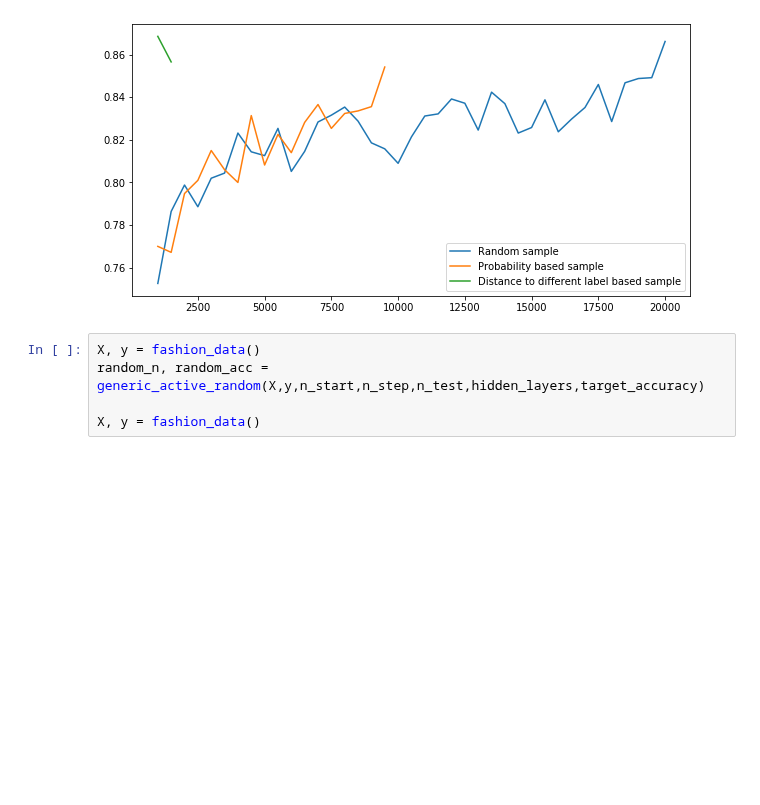
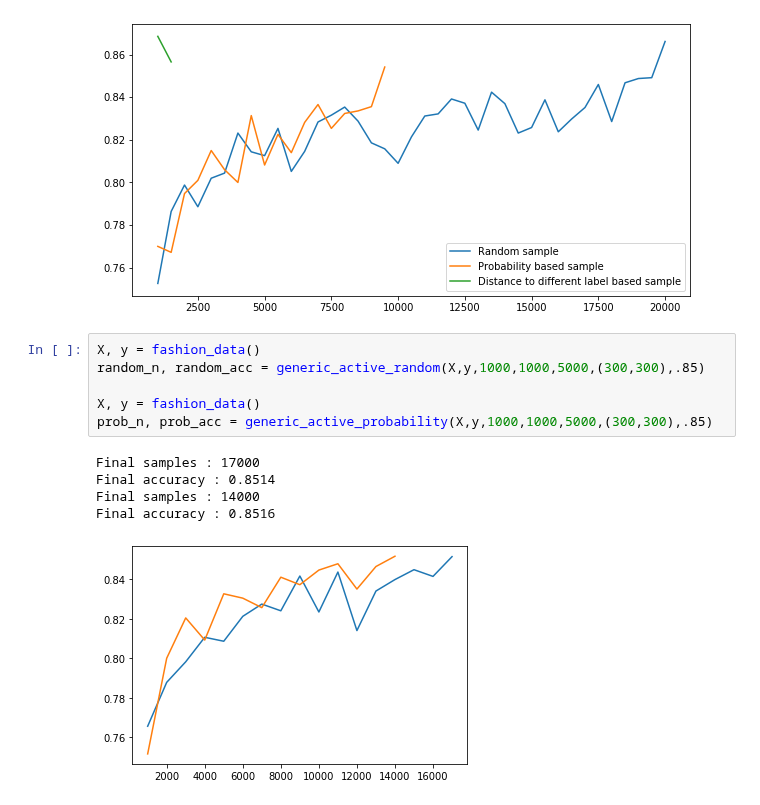
Before and after one commit to max-miller/ds_ground_up, a Jupyter notebook: active_learning/active_learning.ipynb, the cells around one changed output. Saved outputs shown, nothing was run; the diff lists cells and outputs as text; blank space fills up the shorter version.

Commit message:
Finished fashion mnist in active learning

```diff
--- a/active_learning/active_learning.ipynb
+++ b/active_learning/active_learning.ipynb
@@ -675,8 +675,15 @@ Final accuracy : 0.8566
 [figure]
 # %%
 X, y = fashion_data()
-random_n, random_acc = generic_active_random(X,y,n_start,n_step,n_test,hidden_layers,target_accuracy)
+random_n, random_acc = generic_active_random(X,y,1000,1000,5000,(300,300),.85)
 
 X, y = fashion_data()
+prob_n, prob_acc = generic_active_probability(X,y,1000,1000,5000,(300,300),.85)
+# %% [output]
+Final samples : 17000
+Final accuracy : 0.8514
+Final samples : 14000
+Final accuracy : 0.8516
+[figure, added]
 # %%
 X, y = fashion_data()
```
Also changed, not shown: parts of 4 cells of this notebook.
